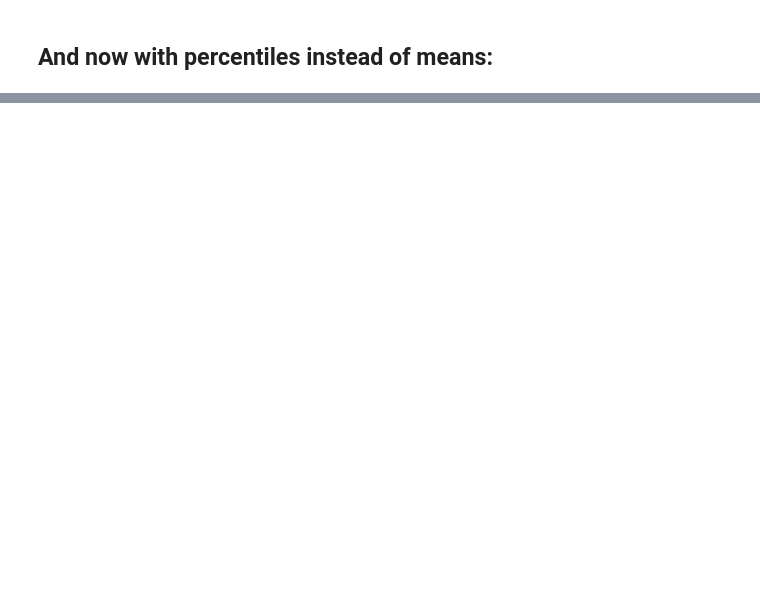
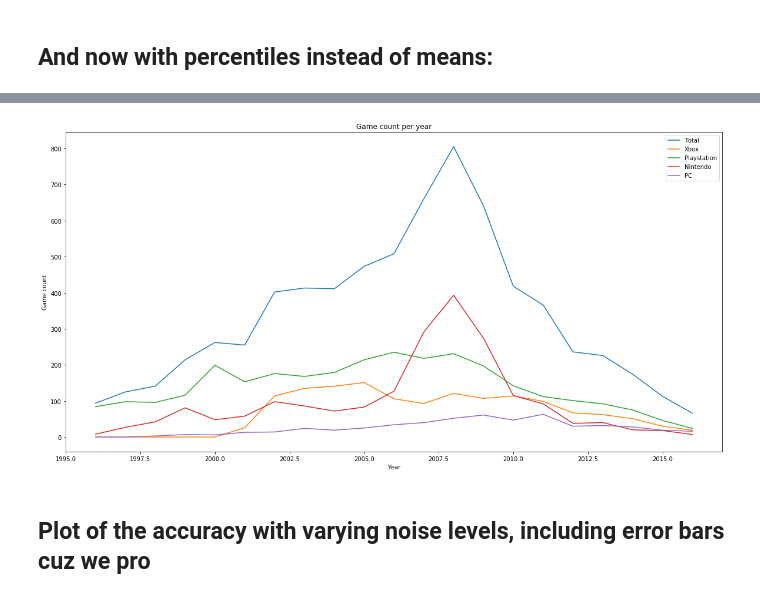
Before and after one commit to Archifer/SDA-Project, a Jupyter notebook: Floris.ipynb, the cells around one changed output, grey strips where cells are left out. Cells and saved outputs as stored; diff of their text form; code cells hidden in the pictures; blank space fills up the shorter version.

```diff
--- a/Floris.ipynb
+++ b/Floris.ipynb
@@ -576,0 +631,26 @@ show_cos_sim_heatmap(quarter_scores_dict, "Cosine similarity", "Heatmap of the c
+# %%
+
+
+def plot_count_per_year(data, l):
+    years = get_unique_from_data(key_release_y, data)
+    count_per_year = [0 for y in range(1996, 2017)]
+    for row in data:
+        count_per_year[int(row[key_release_y]) - 1996] += 1
+
+    plt.plot(range(1996, 2017), count_per_year, label=l)
+
+plt.figure(figsize=(20, 10))
+plot_count_per_year(data, 'Total')
+plot_count_per_year(data_xbox, 'Xbox')
+plot_count_per_year(data_playstation, 'Playstation')
+plot_count_per_year(data_nintendo, 'Nintendo')
+plot_count_per_year(data_pc, 'PC')
+plt.xlabel('Year')
+plt.ylabel('Game count')
+plt.title('Game count per year')
+plt.legend()
+plt.show()
+# %% [output]
+[figure, added]
+# %% [markdown]
+## Plot of the accuracy with varying noise levels, including error bars cuz we pro
```
Also changed, not shown: parts of 19 cells of this notebook.
